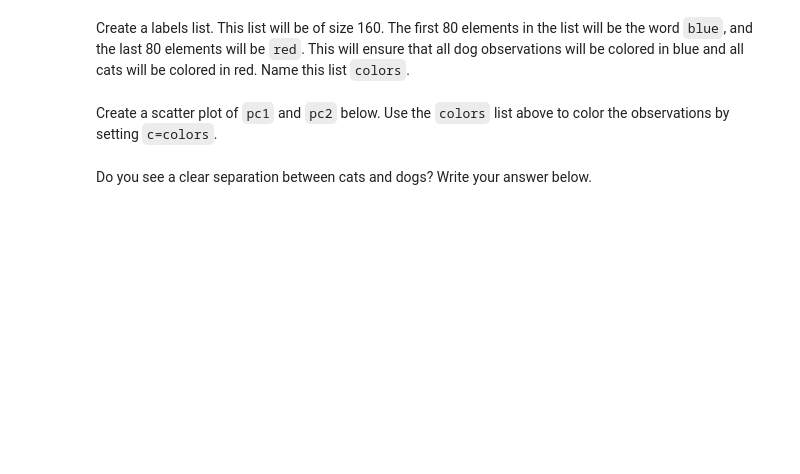
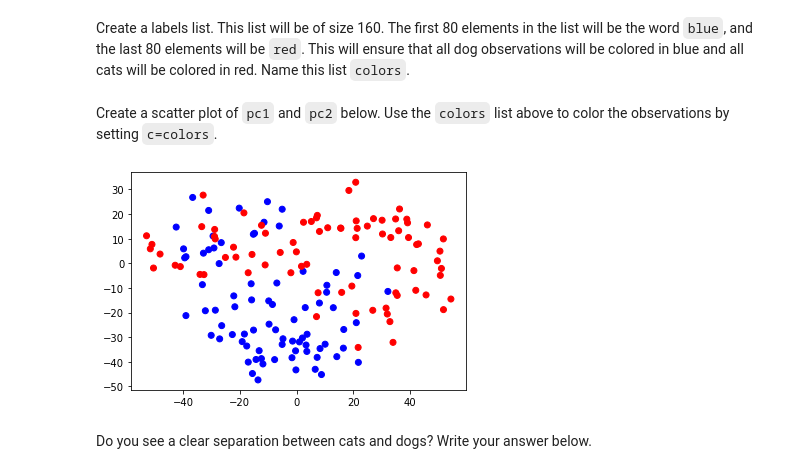
Before and after one commit to ta-datapt-bcn/lab-pca, a Jupyter notebook: your-code/main.ipynb, the cells around one changed output. Drawn from its saved outputs; the diff is of its cells as text; code cells hidden in the pictures; blank space fills up the shorter version.

```diff
--- a/your-code/main.ipynb
+++ b/your-code/main.ipynb
@@ -77,0 +132,3 @@ Use `numpy` to find to transpose the standardized pet array. This will help us c
+# %%
+standardized_dogs_and_cats_T = np.transpose(standardized_dogs_and_cats)
+standardized_dogs_and_cats_T
@@ -82,3 +151,5 @@ Find the dot product of the transposed standardized pet matrix and the `factors`
+# %%
+dot = np.dot(standardized_dogs_and_cats_T, pca.factors)
 # %% [markdown]
 # Challenge 3 - Plotting the Data
 
@@ -89,0 +159,3 @@ In the cell below, turn the two dimensional projection into a pandas dataframe a
+# %%
+df = pd.DataFrame(dot, columns=['pc1','pc2'])
+df.head()
@@ -94,2 +171,4 @@ Create a labels list. This list will be of size 160. The first 80 elements in th
+# %%
+colors = (['blue'] * 80) + (['red'] * 80)
 # %% [markdown]
 Create a scatter plot of `pc1` and `pc2` below. Use the `colors` list above to color the observations by setting `c=colors`.
@@ -98,2 +175,6 @@ Create a scatter plot of `pc1` and `pc2` below. Use the `colors` list above to c
+# %%
+_ = plt.scatter(df['pc1'], df['pc2'], c=colors)
+# %% [output]
+[figure, added]
 # %% [markdown]
 Do you see a clear separation between cats and dogs? Write your answer below.
```
Also changed, not shown: parts of 30 cells of this notebook, 1 other file.
